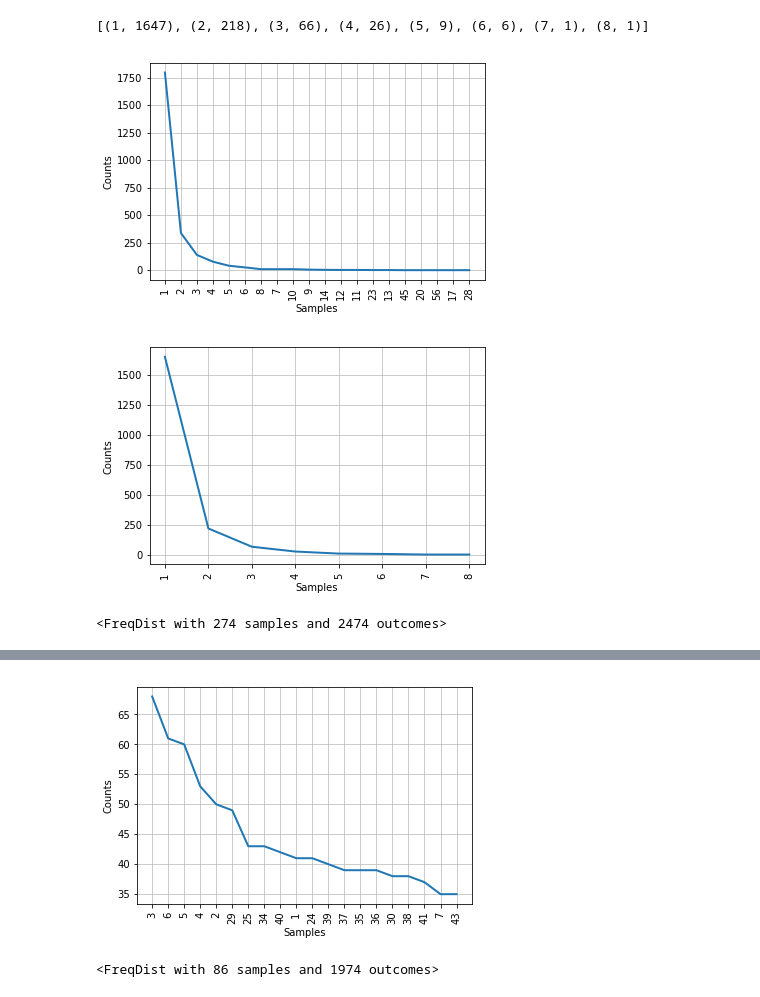
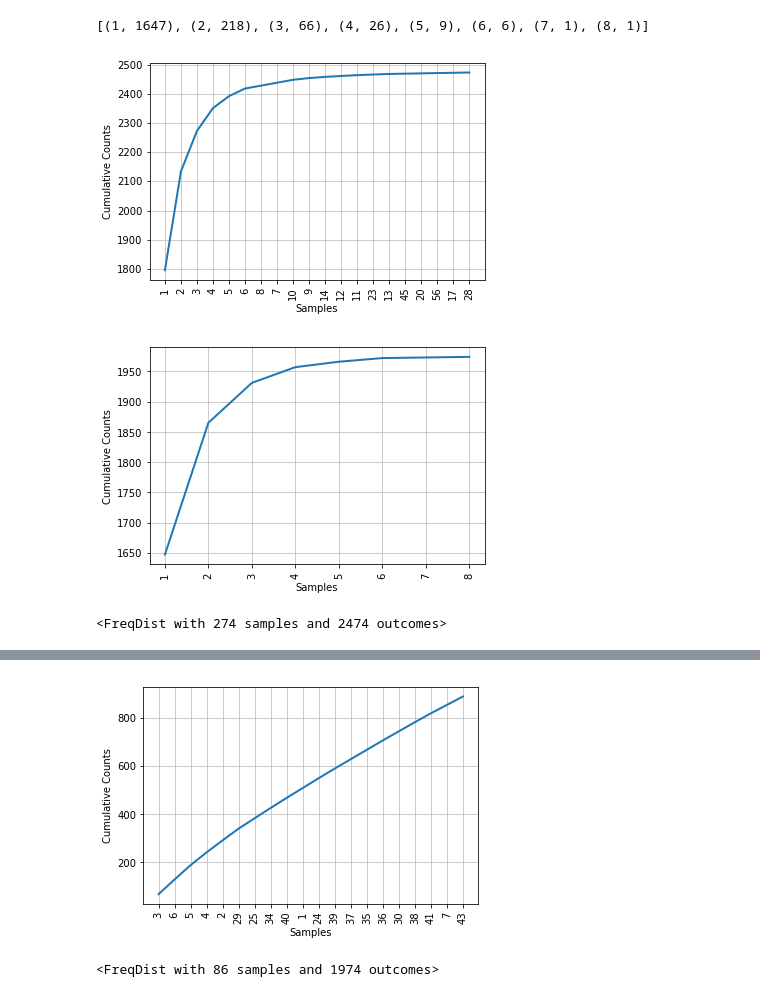
Before and after one commit to unmrds/cc-nlp, a Jupyter notebook: 02_Python_NLP_Tutorial.ipynb, the cells around one changed output, grey strips where cells are left out. Drawn from its saved outputs; the diff is of its cells as text; code cells hidden in the pictures.

```diff
--- a/02_Python_NLP_Tutorial.ipynb
+++ b/02_Python_NLP_Tutorial.ipynb
@@ -628,13 +631,13 @@ ep_fdist.most_common(20)
 # %% [output]
 [(1, 1647), (2, 218), (3, 66), (4, 26), (5, 9), (6, 6), (7, 1), (8, 1)]
 # %%
-wp_fdist.plot(20)
+wp_fdist.plot(20, cumulative = True)
 # %% [output]
-[figure, old version]
+[figure, new version]
 # %%
-ep_fdist.plot()
+ep_fdist.plot(20, cumulative = True)
 # %% [output]
-[figure, old version]
+[figure, new version]
 # %%
 # fdist of stanzas by number of words?
 # fdist = FreqDist(len(w) for w in text1)
@@ -673,9 +676,9 @@ wwps.most_common(20)
  (7, 35),
  (43, 35)]
 # %%
-wwps.plot(20)
+wwps.plot(20, cumulative = True)
 # %% [output]
-[figure, old version]
+[figure, new version]
 # %%
 epb = []
 for p in e_paras:
```
Also changed, not shown: parts of 21 cells of this notebook.
